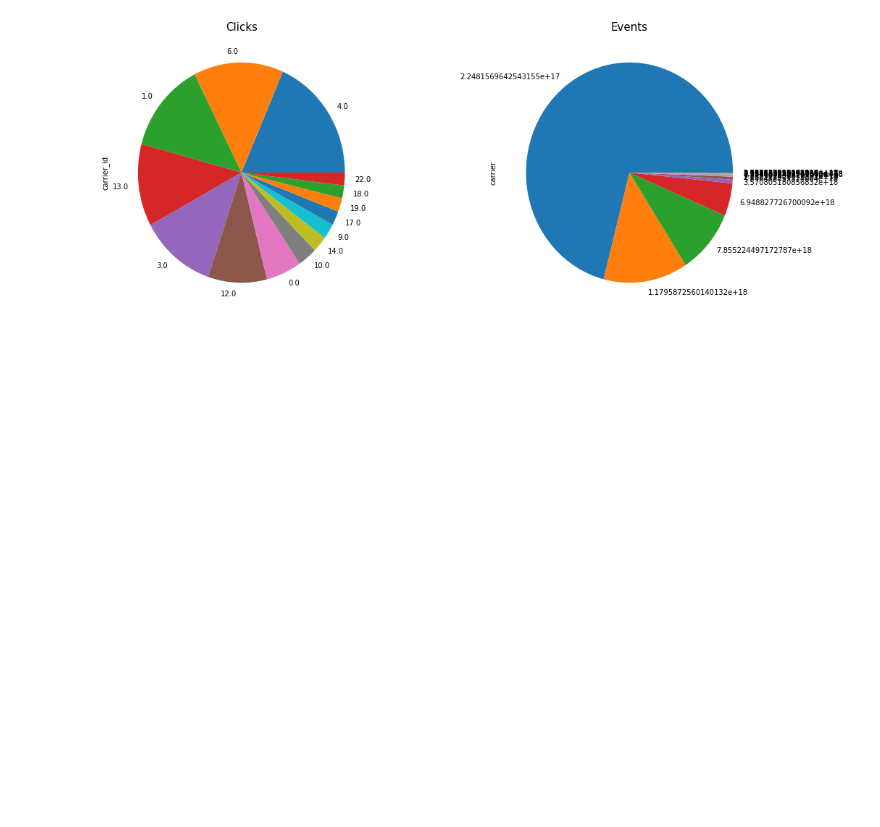
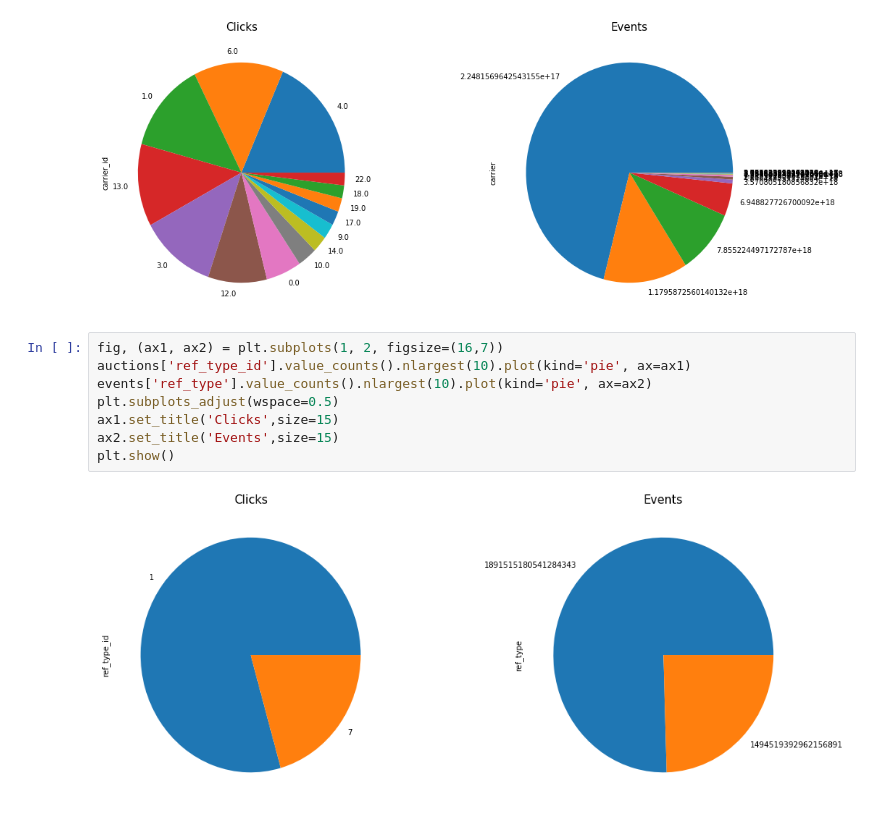
Before and after one commit to Elianagam/orgaDatosTp1, a Jupyter notebook: analisis_integrador.ipynb, the cells around one changed output. Saved outputs shown, nothing was run; the diff lists cells and outputs as text; blank space fills up the shorter version.

Commit message:
Analisis entre top de clicks y auctions

```diff
--- a/analisis_integrador.ipynb
+++ b/analisis_integrador.ipynb
@@ -113,3 +113,13 @@ ax2.set_title('Events',size=15)
 plt.show()
 # %% [output]
 [figure]
+# %%
+fig, (ax1, ax2) = plt.subplots(1, 2, figsize=(16,7))
+auctions['ref_type_id'].value_counts().nlargest(10).plot(kind='pie', ax=ax1)
+events['ref_type'].value_counts().nlargest(10).plot(kind='pie', ax=ax2)
+plt.subplots_adjust(wspace=0.5)
+ax1.set_title('Clicks',size=15)
+ax2.set_title('Events',size=15)
+plt.show()
+# %% [output]
+[figure, added]
```
Also changed, not shown: parts of 1 cell of this notebook.
